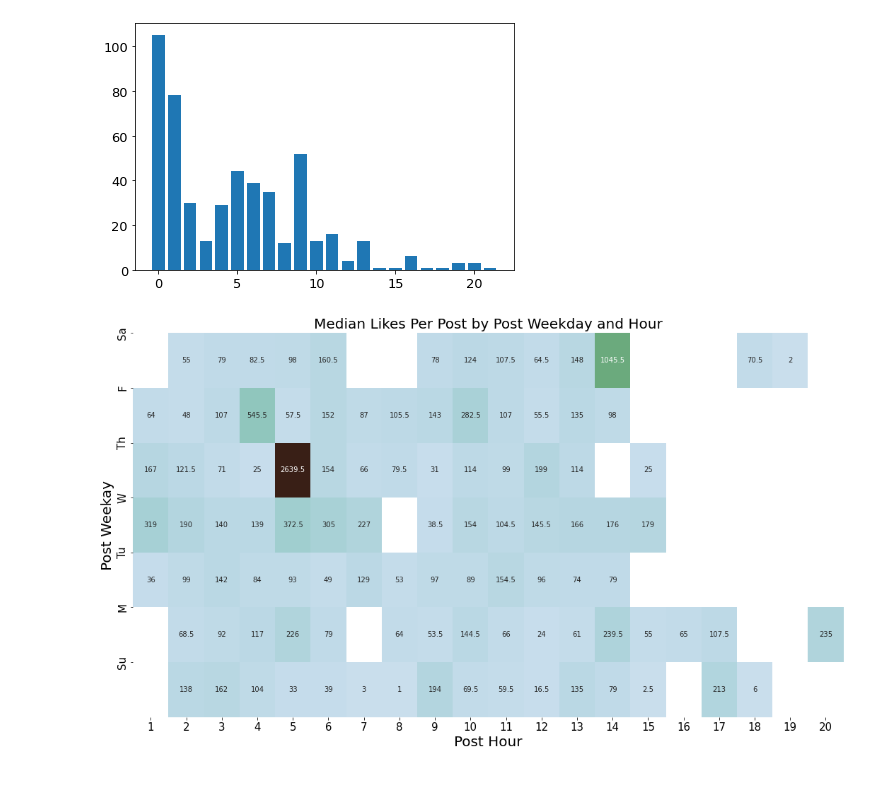
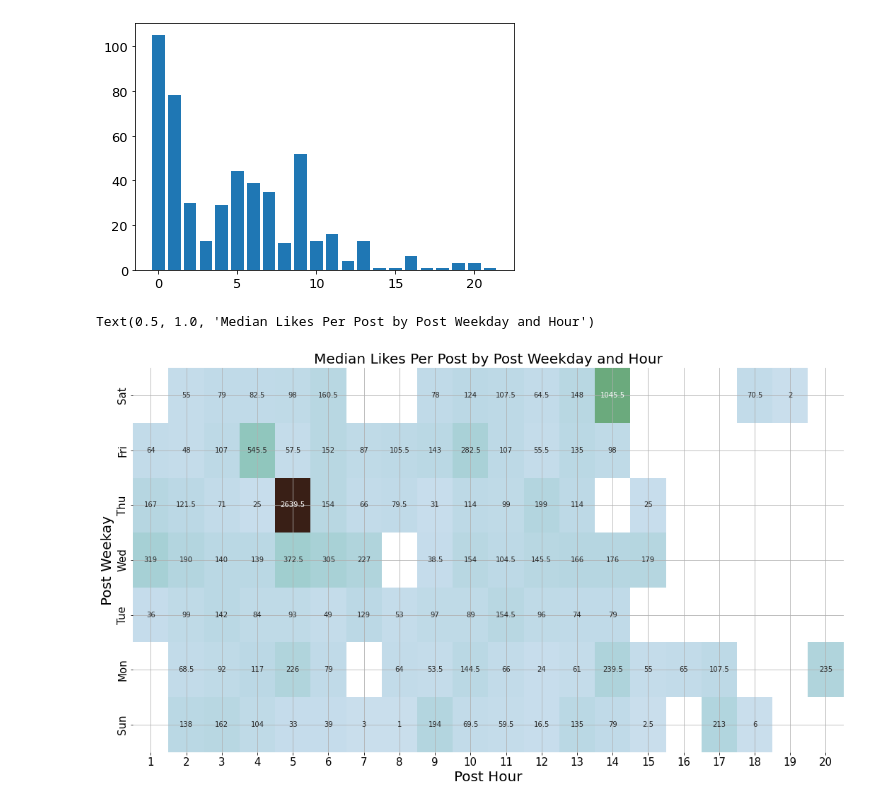
Before and after one commit to capac/facebook-metrics-data-set, a Jupyter notebook: fb_metrics.ipynb, the cells around one changed output. Cells and saved outputs as stored; diff of their text form; code cells hidden in the pictures.

```diff
--- a/fb_metrics.ipynb
+++ b/fb_metrics.ipynb
@@ -165,13 +165,16 @@ timePivot = pd.pivot_table(fb_df,aggfunc='median', columns='Post Hour',
 timePivot = timePivot[range(1, 21)]
 # %%
 plt.figure(figsize=(18,10))
-cmap= sns.cubehelix_palette(8, start=0.75, rot=0.75, as_cmap=True)
+cmap = sns.cubehelix_palette(8, start=0.75, rot=0.75, as_cmap=True)
 sns.heatmap(timePivot, cbar=False, cmap=cmap, annot=True, fmt='g')
-plt.yticks(np.arange(7), ['Sa','F','Th','W','Tu','M','Su'], fontsize=15)
+plt.yticks(np.arange(0.5,7.5), ['Sat','Fri','Thu','Wed','Tue','Mon','Sun'],
+           fontsize=15)
 plt.xticks(fontsize=15)
 plt.ylabel('Post Weekay', fontsize=20)
 plt.xlabel('Post Hour', fontsize=20)
+plt.grid(True)
 plt.title('Median Likes Per Post by Post Weekday and Hour', fontsize=20)
-plt.savefig('medianLikeHeatmap.png', bbox_inches='tight')
+# plt.savefig('plots/medianLikeHeatmap.png', bbox_inches='tight')
 # %% [output]
+Text(0.5, 1.0, 'Median Likes Per Post by Post Weekday and Hour')
-[figure, old version]
+[figure, new version]
```
Also changed, not shown: parts of 1 cell of this notebook.
